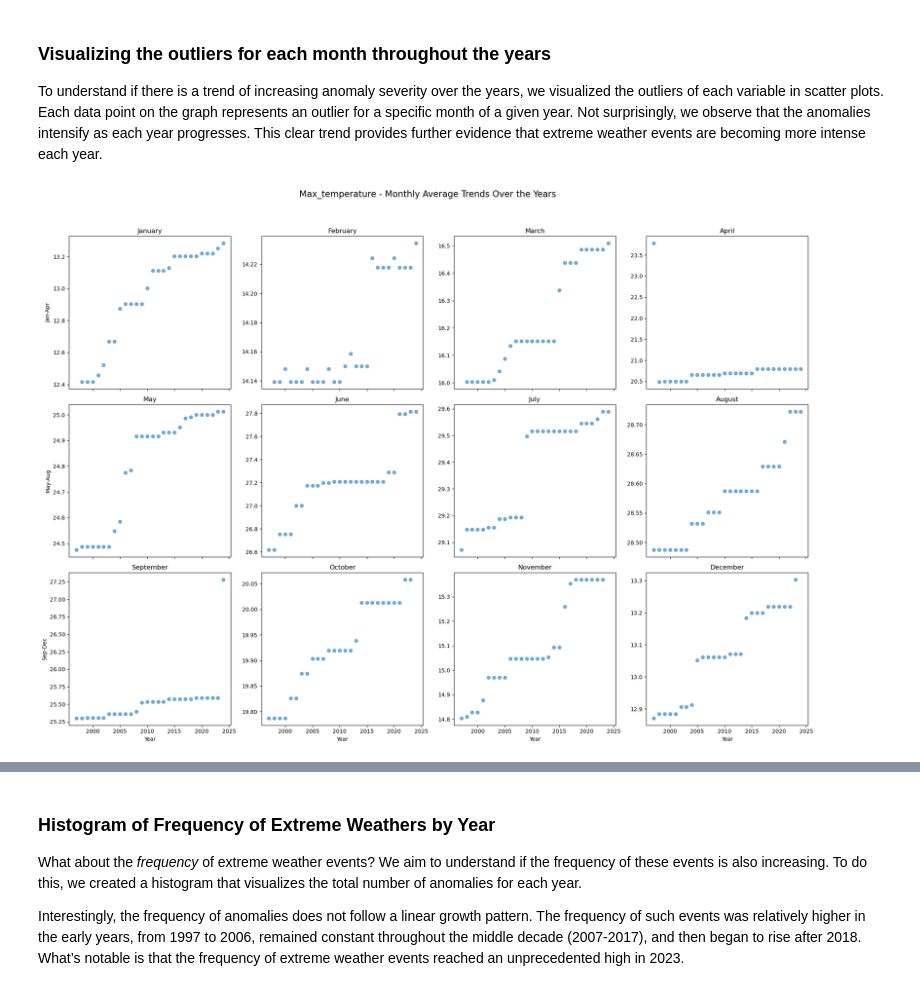
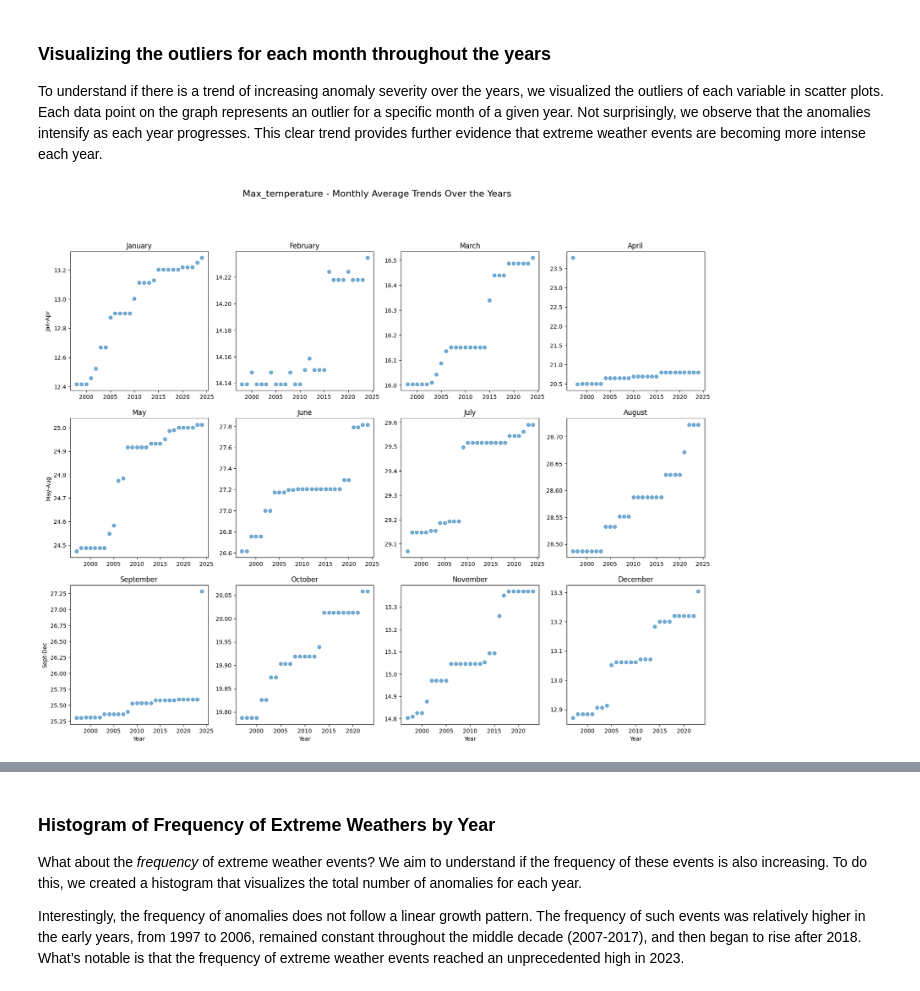
Before and after one commit to King7D/econ323-project, a Jupyter notebook: project.ipynb, the cells around one changed output, grey strips where cells are left out. Saved outputs shown, nothing was run; the diff lists cells and outputs as text; code cells hidden in the pictures.

```diff
--- a/project.ipynb
+++ b/project.ipynb
@@ -174,6 +179,7 @@ Through the visualization, we found that almost all of the outliers occurred in
 fig, axes = plt.subplots(len(variables), len(variables), figsize=(20, 20))
 fig.suptitle("Pairwise Scatter Plots of Weather Variables", fontsize=16)
 
+# DataFrame to store outliers detected in each pair of variables
 all_outliers = pd.DataFrame()
 
 for i, var1 in enumerate(variables):
@@ -185,28 +191,27 @@ for i, var1 in enumerate(variables):
             # Add a regression line to indicate trend between variables
             if len(cm_data[var2]) > 1 and len(cm_data[var1]) > 1:
 
-                # Calculate linear regression using numpy
+                # Calculate linear regression
                 slope, intercept = np.polyfit(cm_data[var2], cm_data[var1], 1)
                 regression_line = intercept + slope * cm_data[var2]
-                ax.plot(cm_data[var2], regression_line, color="purple", lw=1)
+                ax.plot(cm_data[var2], regression_line, color="purple")
 
-                # Calculate and indicate the largest error (outlier) in each plot
+                # Calculate and indicate the largest errors
                 errors = np.abs(cm_data[var1] - regression_line)
                 largest_error_idx = errors.idxmax()
                 largest_error_points = cm_data.loc[[largest_error_idx]]
-                ax.scatter(largest_error_points[var2], largest_error_points[var1], color="red", edgecolor="black", s=20, label="Largest Errors")
+                ax.scatter(largest_error_points[var2], largest_error_points[var1], color="red", edgecolor="black", s=20)
 
                 # Indicate dates of largest errors
                 for _, point in largest_error_points.iterrows():
-                    ax.text(point[var2], point[var1], f"{point['date'].strftime('%Y-%m-%d')}", fontsize=8, color="black", ha="right")
+                    ax.text(point[var2], point[var1], f"{point['date'].strftime('%Y-%m-%d')}", fontsize=8, color="black")
                 all_outliers = pd.concat([all_outliers, largest_error_points])
         else:
-            ax.text(0.5, 0.5, var1, fontsize=12, ha="center", va="center", transform=ax.transAxes)
+            ax.text(0.5, 0.5, var1, fontsize=12, ha="center", va="center")
         if i == len(variables) - 1:
             ax.set_xlabel(var2.replace("_", " ").title())
         if j == 0:
             ax.set_ylabel(var1.replace("_", " ").title())
 
-plt.tight_layout(rect=[0, 0.03, 1, 0.95])
 plt.show()
 # %% [output]
@@ -231,64 +240,58 @@ sorted_all_outliers
 To understand if there is a trend of increasing anomaly severity over the years, we visualized the outliers of each variable in scatter plots. Each data point on the graph represents an outlier for a specific month of a given year. Not surprisingly, we observe that the anomalies intensify as each year progresses. This clear trend provides further evidence that extreme weather events are becoming more intense each year.
 # %%
 # Define start and end years
-start_year = 1997
-end_year = 2024
+start_year, end_year = 1997, 2024
 
-# Create a DataFrame to store outliers
+# Create a DataFrame to store all yearly outliers
 all_yearly_outliers = pd.DataFrame()
 
-for year in range(start_year, end_year+1):
-    # Filter data for the specific year
-    yearly_data = cm_data[(cm_data["date"] >= f"{start_year}-01-01") & (cm_data["date"] <= f"{year}-12-31")]
-
-    if yearly_data.empty:
-        continue
-
-    for var1 in variables:
-        for var2 in variables:
-            if var1 != var2:
-                # Calculate linear regression using numpy
-                if len(yearly_data[var2]) > 1 and len(yearly_data[var1]) > 1:
-                    slope, intercept = np.polyfit(yearly_data[var2], yearly_data[var1], 1)
-                    regression_line = intercept + slope * yearly_data[var2]
-
-                    # Calculate and indicate the largest error (outlier) in each plot
-                    errors = np.abs(yearly_data[var1] - regression_line)
-                    largest_error_idx = errors.idxmax()
-                    largest_error_points = yearly_data.loc[[largest_error_idx]]
-
-                    # Indicate dates of largest errors
-                    all_yearly_outliers = pd.concat([all_yearly_outliers, largest_error_points])
-
-# Drop duplicate outliers and sort them by date
-dropped_all_outliers = all_yearly_outliers.drop_duplicates(subset="date", keep="first")
-sorted_all_outliers = dropped_all_outliers.sort_values(by="date")
-
-# Plot monthly average trends over the years for each variable
-months = ["January", "February", "March", "April", "May", "June", "July", "August", "September", "October", "November", "December"]
-month_groups = [(1, 4), (5, 8), (9, 12)]
-month_labels = ["Jan-Apr", "May-Aug", "Sep-Dec"]
-
+# Extract year and month from the date
 cm_data["year"] = cm_data["date"].dt.year
 cm_data["month"] = cm_data["date"].dt.month
+
+# Filter the data within the given date range
+filtered_data = cm_data[(cm_data["year"] >= start_year) & (cm_data["year"] <= end_year)]
+
+# Find outliers using linear regression for all variable pairs across years
+for year, yearly_data in filtered_data.groupby("year"):
+    for var1, var2 in [(x, y) for x in variables for y in variables if x != y]:
+        if len(yearly_data[var2]) > 1:
+            # Calculate linear regression
+            slope, intercept = np.polyfit(yearly_data[var2], yearly_data[var1], 1)
+            regression_line = intercept + slope * yearly_data[var2]
+
+            # Calculate largest error (outlier)
+            errors = np.abs(yearly_data[var1] - regression_line)
+            largest_error_idx = errors.idxmax()
+            largest_error_point = yearly_data.loc[largest_error_idx]
+
+            # Add to the outliers DataFrame
+            all_yearly_outliers = pd.concat([all_yearly_outliers, pd.DataFrame([largest_error_point])])
+
+# Drop duplicate outliers and sort by date
+sorted_all_outliers = all_yearly_outliers.drop_duplicates(subset="date").sort_values(by="date")
+
+# Calculate monthly averages of the weather variables
 monthly_avg = cm_data.groupby(["year", "month"])[variables].mean().reset_index()
 
-for i, variable in enumerate(variables):
-    fig, axes = plt.subplots(3, 4, figsize=(20, 15), sharex=True, sharey=False)
+# Plot monthly average trends for each variable
+for variable in variables:
+    fig, axes = plt.subplots(3, 4, figsize=(20, 15), sharey=False)
     fig.suptitle(f"{variable.capitalize()} - Monthly Average Trends Over the Years", fontsize=16)
 
     for row, (start_month, end_month) in enumerate(month_groups):
         for month in range(start_month, end_month + 1):
             ax = axes[row, month - start_month]
             monthly_data = monthly_avg[monthly_avg["month"] == month]
-            ax.scatter(monthly_data["year"], monthly_data[variable], label=f"{months[month - 1]}", alpha=0.6)
+
+            ax.scatter(monthly_data["year"], monthly_data[variable], alpha=0.6)
             ax.set_title(f"{months[month - 1]}")
+
             if row == 2:
                 ax.set_xlabel("Year")
             if month == start_month:
                 ax.set_ylabel(month_labels[row])
 
-    plt.tight_layout(rect=[0, 0.03, 1, 0.95])
     plt.show()
 # %% [output]
-[figure, old version]
+[figure, new version]
```
Also changed, not shown: parts of 11 cells of this notebook.
